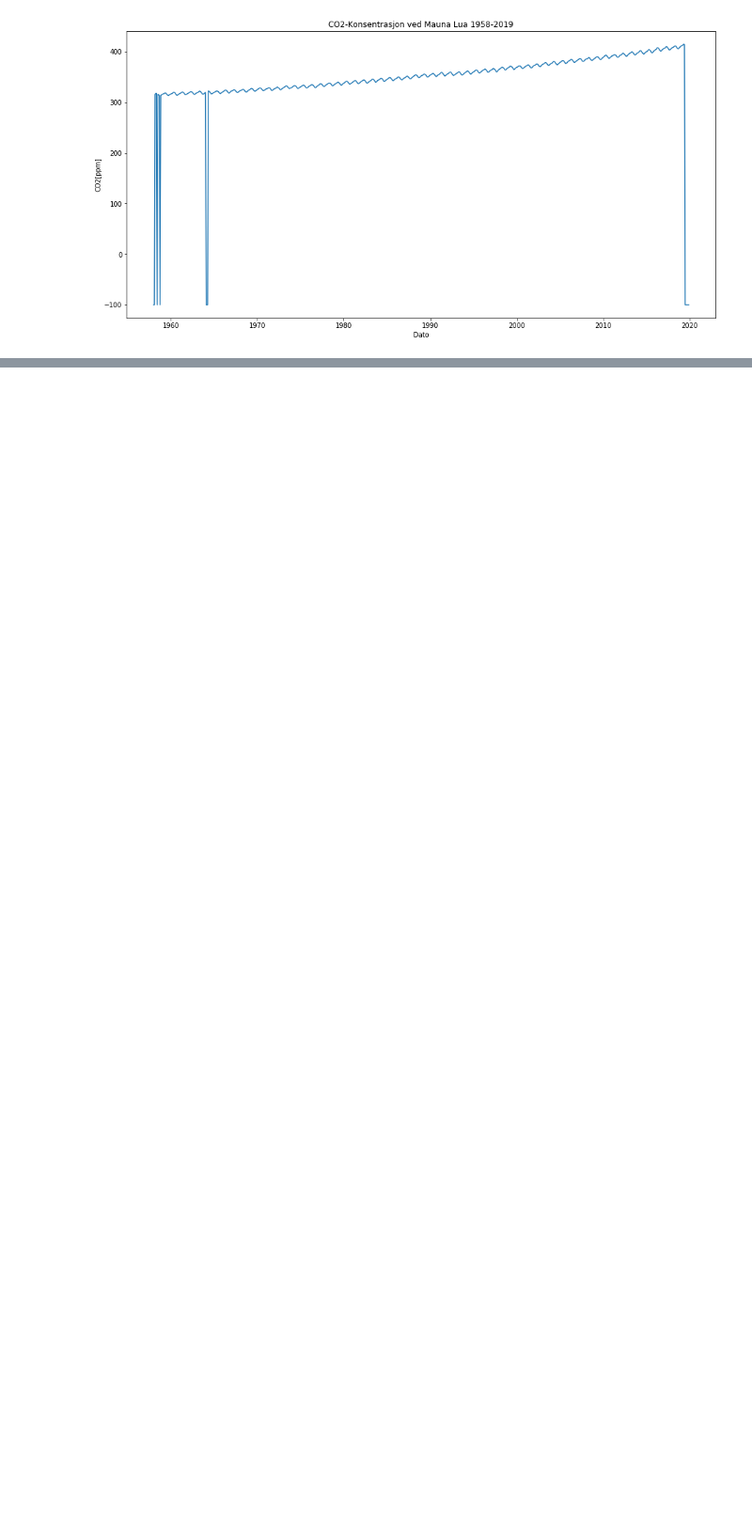
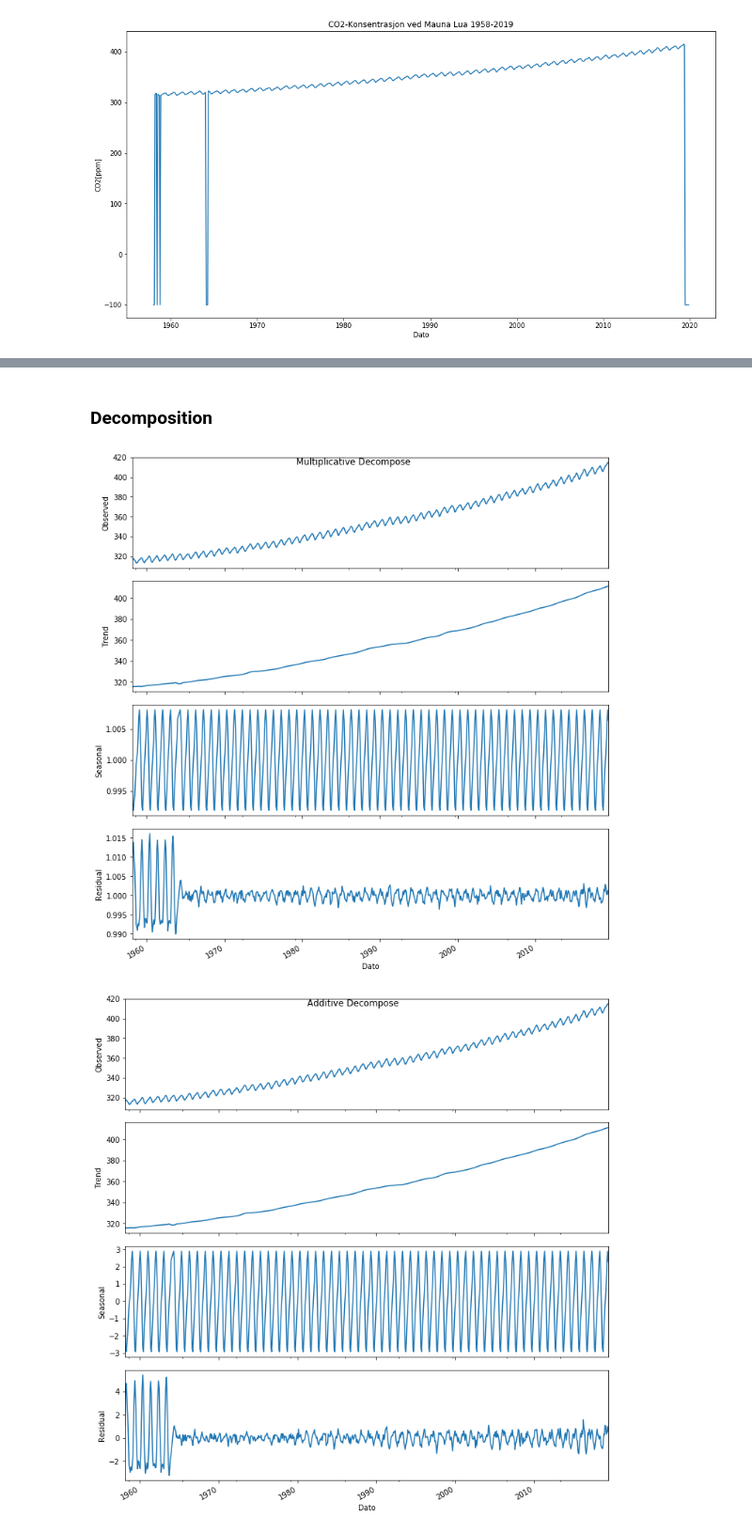
Before and after one commit to yohannjs/tidsrekker, a Jupyter notebook: Eirik_utforskning.ipynb, the cells around one changed output, grey strips where cells are left out. Shown at 94% size. Cells and saved outputs as stored; diff of their text form; code cells hidden in the pictures; blank space fills up the shorter version.

```diff
--- a/Eirik_utforskning.ipynb
+++ b/Eirik_utforskning.ipynb
@@ -79,0 +125,2 @@ plot_df(df, x=df.index, y=df.CO2, title='CO2-Konsentrasjon ved Mauna Lua 1958-20
+# %% [markdown]
+### Decomposition
@@ -79,0 +129,10 @@ plot_df(df, x=df.index, y=df.CO2, title='CO2-Konsentrasjon ved Mauna Lua 1958-20
+# %%
+result_mul = seasonal_decompose(df['CO2'], model='multiplicative', extrapolate_trend='freq', freq=12)
+result_add = seasonal_decompose(df['CO2'], model='additive', extrapolate_trend='freq', freq=12)
+plt.rcParams.update({'figure.figsize': (10,10)})
+result_mul.plot().suptitle('Multiplicative Decompose', fontsize=12)
+result_add.plot().suptitle('Additive Decompose', fontsize=12)
+plt.show()
+# %% [output]
+[figure, added]
+[figure, added]
```
Also changed, not shown: parts of 38 cells of this notebook.
